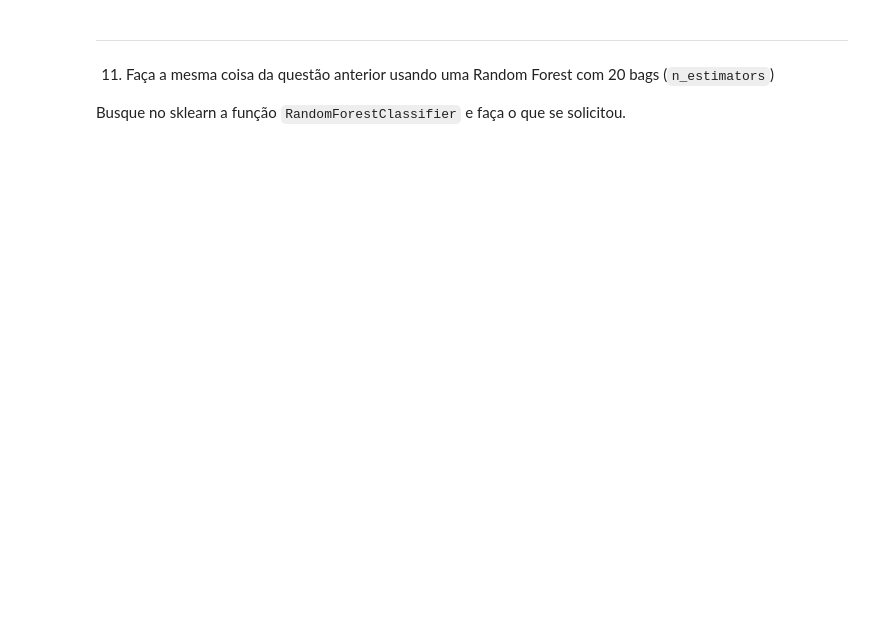
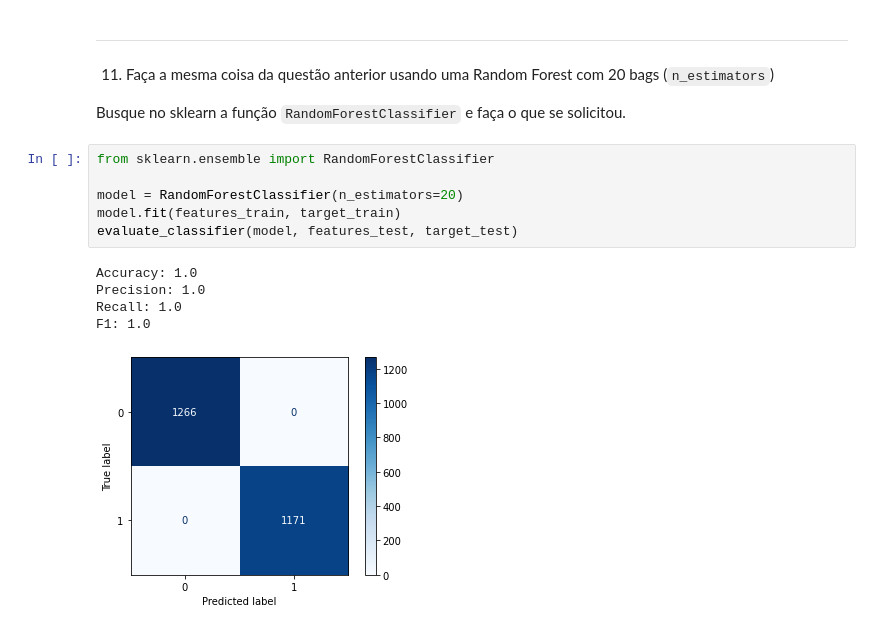
Before and after one commit to gutessitore/PUC, a Jupyter notebook: Mineração de Dados/Atividades/Lab5_Mineracao.ipynb, the cells around one changed output. Cells and saved outputs as stored; diff of their text form; blank space fills up the shorter version.

```diff
--- a/Mineração de Dados/Atividades/Lab5_Mineracao.ipynb
+++ b/Mineração de Dados/Atividades/Lab5_Mineracao.ipynb
@@ -94,3 +222,15 @@ Além disso, Random Forests também são criadas usando **feature bagging**, o q
 11) Faça a mesma coisa da questão anterior usando uma Random Forest com 20 bags (`n_estimators`)
 
 Busque no sklearn a função `RandomForestClassifier` e faça o que se solicitou.
+# %%
+from sklearn.ensemble import RandomForestClassifier
+
+model = RandomForestClassifier(n_estimators=20)
+model.fit(features_train, target_train)
+evaluate_classifier(model, features_test, target_test)
+# %% [output]
+Accuracy: 1.0
+Precision: 1.0
+Recall: 1.0
+F1: 1.0
+[figure, added]
```
Also changed, not shown: parts of 11 cells of this notebook.
